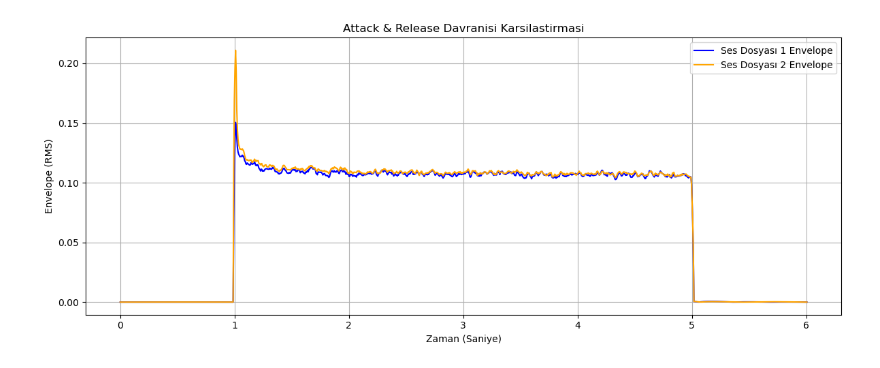
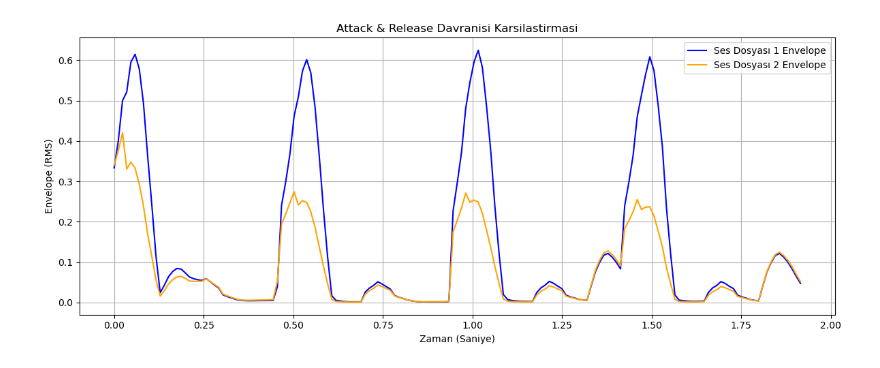
Before and after one commit to nazimerensahin/Audio-Comparison, a Jupyter notebook: Master's Thesis/Stock/Attack & Release.ipynb, the cells around one changed output. Drawn from its saved outputs; the diff is of its cells as text; code cells hidden in the pictures.

```diff
--- a/Master's Thesis/Stock/Attack & Release.ipynb
+++ b/Master's Thesis/Stock/Attack & Release.ipynb
@@ -5,8 +5,8 @@ import librosa # Ses dosyası yükleme ve işleme
 import librosa.display # Grafik gösterimi
 
 # Ses dosyalarının yolları
-file_1 = "/Users/nazimerensahin/Desktop/processed/teletronix_white_noise.wav" # İlk karşılaştırılacak ses dosyasının yolu
-file_2 = "/Users/nazimerensahin/Desktop/processed/urei_white_noise.wav" # İkinci karşılaştırılacak ses dosyasının yolu
+file_1 = "/Users/nazimerensahin/Desktop/1.wav" # İlk karşılaştırılacak ses dosyasının yolu
+file_2 = "/Users/nazimerensahin/Desktop/2.wav" # İkinci karşılaştırılacak ses dosyasının yolu
 
 # Ses dosyalarının isimlendirmeleri
 label_1 = "Ses Dosyası 1" # Grafik etiketi için ilk dosya ismi
@@ -17,34 +17,34 @@ wave_1, sr_1 = librosa.load(file_1, sr=None) # Birinci ses dosyasını yükleme
 wave_2, sr_2 = librosa.load(file_2, sr=None) # İkinci ses dosyasını yükleme
 
 # Parametreler
 frame_size = 2048  # RMS hesaplama icin pencere boyutu
 hop_length = 512  # Pencereler arası atlama adımı
 
 # Zarf hesaplama fonksiyonu
 def compute_envelope(signal, frame_size, hop_length):
-    rms = librosa.feature.rms(y=signal, frame_length=frame_size, hop_length=hop_length)[0] # RMS degerlerini hesaplama
+    rms = librosa.feature.rms(y=signal, frame_length=frame_size, hop_length=hop_length)[0] # RMS hesaplama
     return rms # Hesaplanan zarf (RMS) değerlerini fonksiyonun çıktısı olarak döndürme
 
 # Zarf (envelope) hesaplama
 envelope_1 = compute_envelope(wave_1, frame_size, hop_length) # Birinci sesin zarfını hesapla
 envelope_2 = compute_envelope(wave_2, frame_size, hop_length) # Ikinci sesin zarfını hesapla
 
 # Zaman eksenini hesaplama
-time_1 = np.linspace(0, len(envelope_1) * hop_length / sr_1, num=len(envelope_1)) # Birinci sesin zaman ekseni
-time_2 = np.linspace(0, len(envelope_2) * hop_length / sr_2, num=len(envelope_2)) # İkinci sesin zaman ekseni
+time_1 = np.linspace(0, len(envelope_1) * hop_length / sr_1, num=len(envelope_1)) # ilk ses zaman ekseni
+time_2 = np.linspace(0, len(envelope_2) * hop_length / sr_2, num=len(envelope_2)) # İkinci ses zaman ekseni
 
 # Grafik çizimi
 plt.figure(figsize=(12, 5)) # Grafik boyutunu ayarlama
 plt.plot(time_1, envelope_1, label=f"{label_1} Envelope", color='blue') # Birinci sesin zarfı
 plt.plot(time_2, envelope_2, label=f"{label_2} Envelope", color='orange') # Ikinci sesin zarfı
 
 # Başlık, etiketler ve diğer ayarlar
 plt.title("Attack & Release Davranisi Karsilastirmasi") # Grafik başlığı
 plt.xlabel("Zaman (Saniye)") # X ekseni etiketi
 plt.ylabel("Envelope (RMS)") # Y ekseni etiketi
 plt.legend(loc="upper right") # Lejant konumu
 plt.grid(True) # Grafik ızgara çizgilerini oluşturma
 plt.tight_layout() # Yerleşim optimizasyonu
 plt.show() # Grafiği gösterme
 # %% [output]
-[figure, old version]
+[figure, new version]
```
Also changed, not shown: 12 other files.
